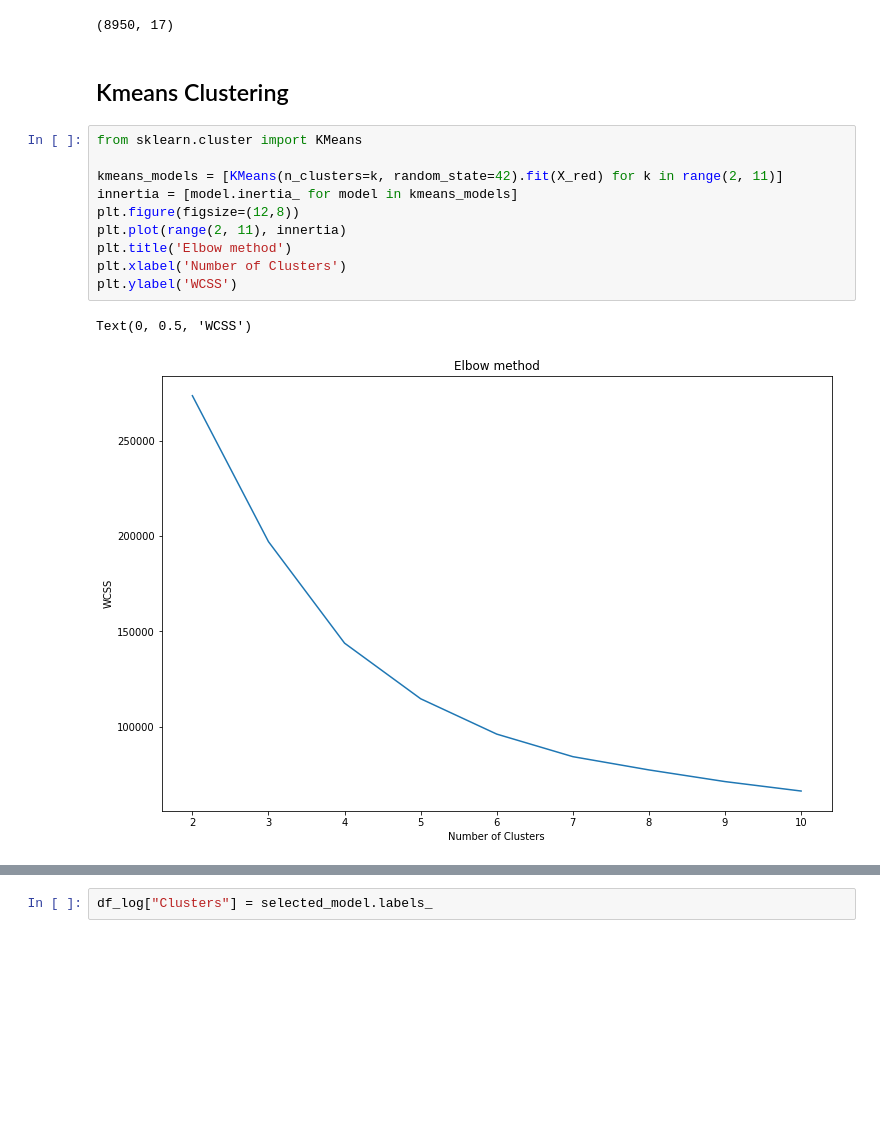
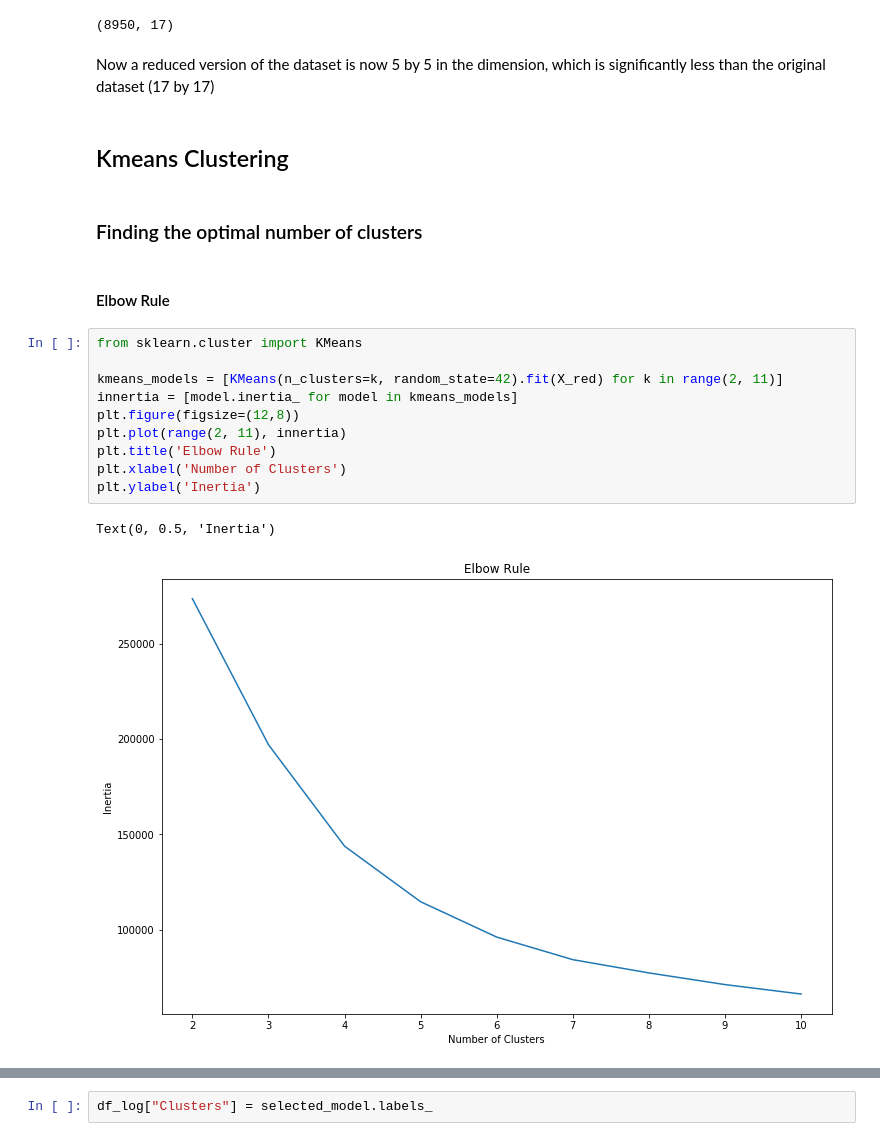
Before and after one commit to matthew8541/CreditCard-Customer-Segmentation, a Jupyter notebook: CreditCard-Customer-Segmentation.ipynb, the cells around one changed output, grey strips where cells are left out. Drawn from its saved outputs; the diff is of its cells as text; blank space fills up the shorter version.

```diff
--- a/CreditCard-Customer-Segmentation.ipynb
+++ b/CreditCard-Customer-Segmentation.ipynb
@@ -239,18 +257,24 @@ X_red.shape
 df.shape
 # %% [output]
 (8950, 17)
+# %% [markdown]
+Now a reduced version of the dataset is now 5 by 5 in the dimension, which is significantly less than the original dataset (17 by 17)
 # %% [markdown]
 ## Kmeans Clustering
+# %% [markdown]
+### Finding the optimal number of clusters
+# %% [markdown]
+#### Elbow Rule
 # %%
 from sklearn.cluster import KMeans
 
 kmeans_models = [KMeans(n_clusters=k, random_state=42).fit(X_red) for k in range(2, 11)]
 innertia = [model.inertia_ for model in kmeans_models]
 plt.figure(figsize=(12,8))
 plt.plot(range(2, 11), innertia)
-plt.title('Elbow method')
+plt.title('Elbow Rule')
 plt.xlabel('Number of Clusters')
-plt.ylabel('WCSS')
+plt.ylabel('Inertia')
 # %% [output]
-Text(0, 0.5, 'WCSS')
+Text(0, 0.5, 'Inertia')
-[figure, old version]
+[figure, new version]
```
Also changed, not shown: parts of 35 cells of this notebook.
